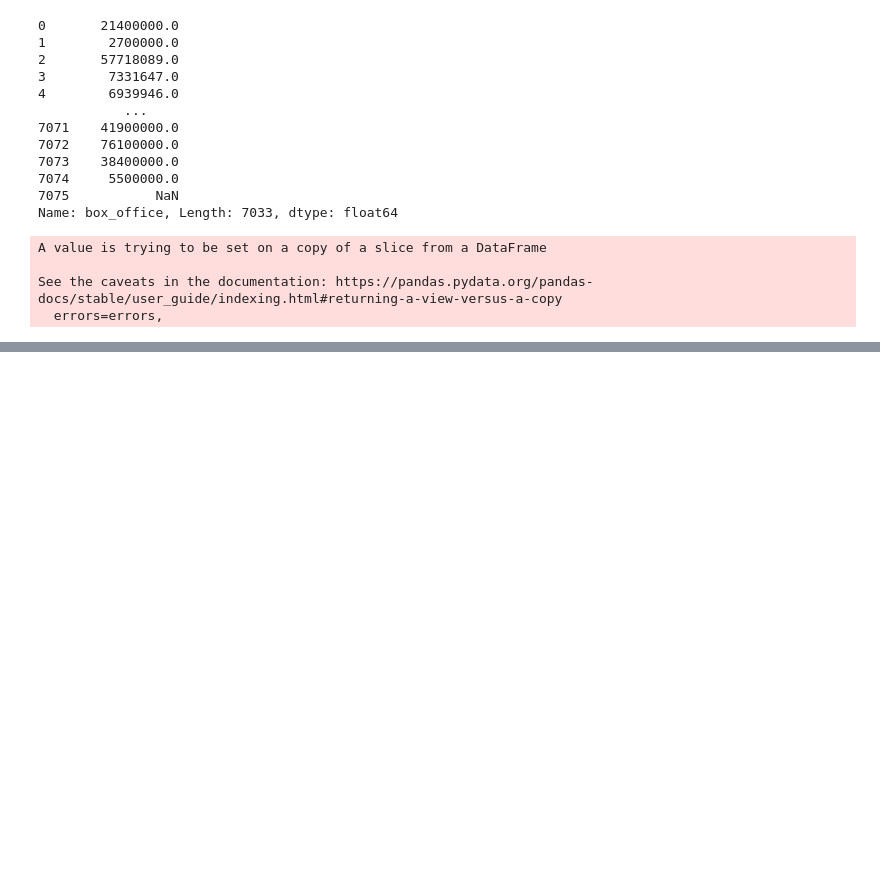
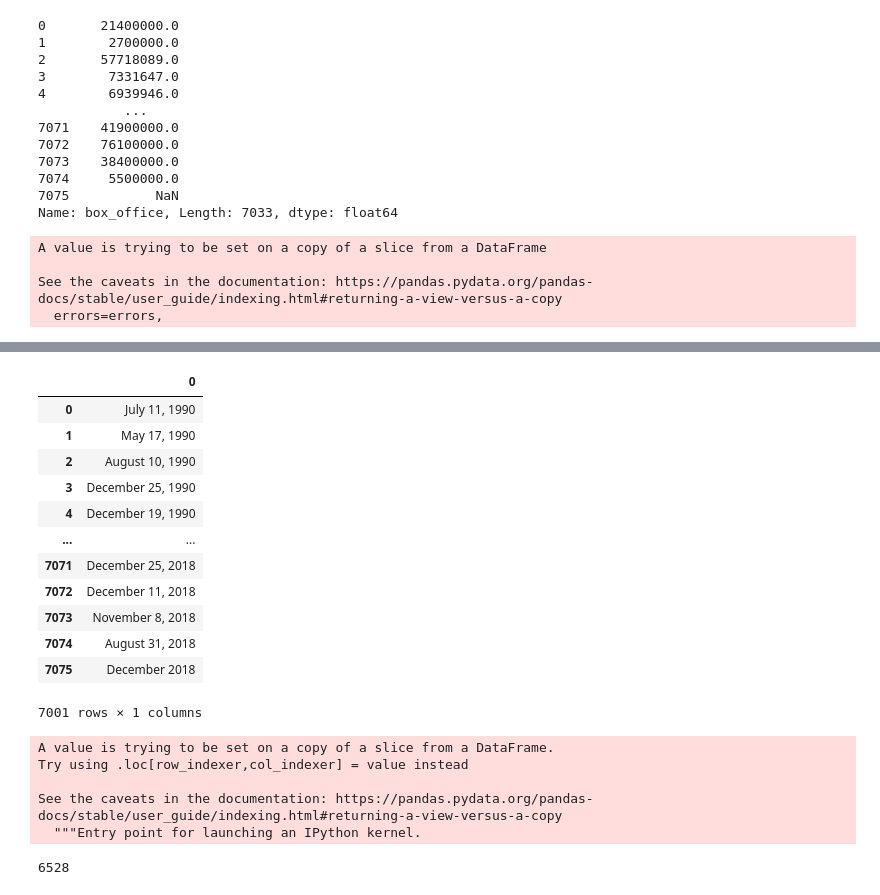
Before and after one commit to jisellejones/Movies-ETL, a Jupyter notebook: Module_work.ipynb, the cells around one changed output, grey strips where cells are left out. Drawn from its saved outputs; the diff is of its cells as text; code cells hidden in the pictures; blank space fills up the shorter version.

Commit message:
using regex to clean up running time, dates, and budget

```diff
--- a/Module_work.ipynb
+++ b/Module_work.ipynb
@@ -433,0 +478,4 @@ See the caveats in the documentation: https://pandas.pydata.org/pandas-docs/stab
+# %%
+# Remove citation references
+budget = budget.str.replace(r'\[\d+\]\s*', '')
+budget[~matches_form_one & ~matches_form_two]
@@ -433,0 +500,2 @@ See the caveats in the documentation: https://pandas.pydata.org/pandas-docs/stab
+# %%
+wiki_movies_df['budget'] = budget.str.extract(f'({form_one}|{form_two})', flags=re.IGNORECASE)[0].apply(parse_dollars)
@@ -433,0 +508,6 @@ See the caveats in the documentation: https://pandas.pydata.org/pandas-docs/stab
+# %%
+wiki_movies_df.drop('Budget', axis=1, inplace=True)
+# %%
+# Parse release date
+release_date = wiki_movies_df['Release date'].dropna().apply(lambda x: ' '.join(x) if type(x) == list else x)
+release_date
@@ -433,0 +527,34 @@ See the caveats in the documentation: https://pandas.pydata.org/pandas-docs/stab
+# %%
+date_form_one = r'(?:January|February|March|April|May|June|July|August|September|October|November|December)\s[123]?\d,\s\d{4}'
+date_form_two = r'\d{4}.[01]\d.[0123]\d'
+date_form_three = r'(?:January|February|March|April|May|June|July|August|September|October|November|December)\s\d{4}'
+date_form_four = r'\d{4}'
+release_date.str.extract(f'({date_form_one}|{date_form_two}|{date_form_three}|{date_form_four})', flags=re.IGNORECASE)
+# %% [output]
+|  | 0 |
+| 0 | July 11, 1990 |
+| 1 | May 17, 1990 |
+| 2 | August 10, 1990 |
+| 3 | December 25, 1990 |
+| 4 | December 19, 1990 |
+| ... | ... |
+| 7071 | December 25, 2018 |
+| 7072 | December 11, 2018 |
+| 7073 | November 8, 2018 |
+| 7074 | August 31, 2018 |
+| 7075 | December 2018 |
+7001 rows × 1 columns
+# %%
+wiki_movies_df['release_date'] = pd.to_datetime(release_date.str.extract(f'({date_form_one}|{date_form_two}|{date_form_three}|{date_form_four})')[0], infer_datetime_format=True)
+# %% [output]
+A value is trying to be set on a copy of a slice from a DataFrame.
+Try using .loc[row_indexer,col_indexer] = value instead
+
+See the caveats in the documentation: https://pandas.pydata.org/pandas-docs/stable/user_guide/indexing.html#returning-a-view-versus-a-copy
+  """Entry point for launching an IPython kernel.
+# %%
+# Parse Running Time
+running_time = wiki_movies_df['Running time'].dropna().apply(lambda x: " ".join(x) if type(x) == list else (x))
+running_time.str.contains(r'^\d*\s*minutes$', flags=re.IGNORECASE, na=False).sum()
+# %% [output]
+6528
```
Also changed, not shown: parts of 18 cells of this notebook.
